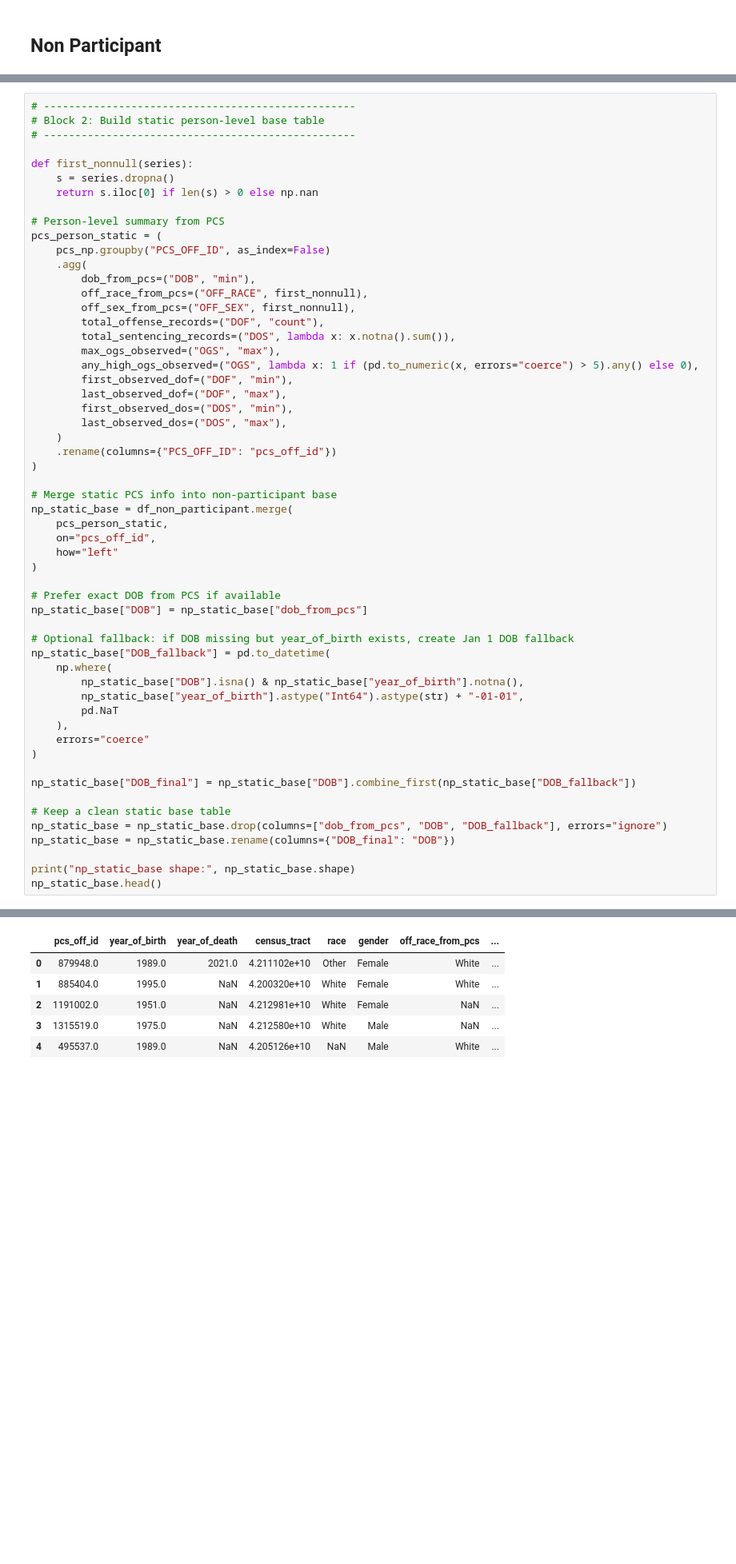
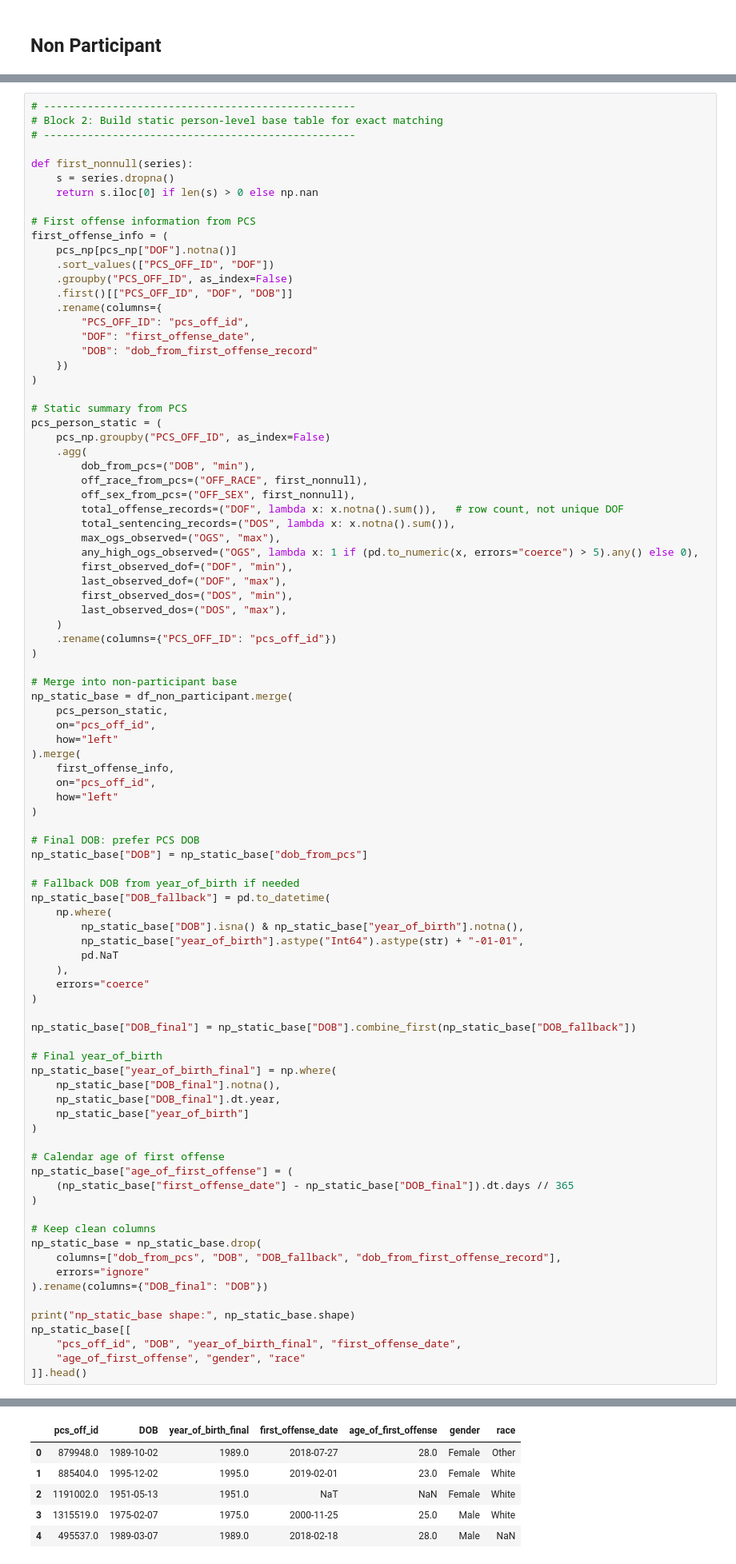
Before and after one commit to Nikki-Lemon/TIP2026, a Jupyter notebook: Matching/Participant_NonParticipant_Matching.ipynb, the cells around one changed output, grey strips where cells are left out. Shown at 80% size. Cells and saved outputs as stored; diff of their text form; blank space fills up the shorter version.

```diff
--- a/Matching/Participant_NonParticipant_Matching.ipynb
+++ b/Matching/Participant_NonParticipant_Matching.ipynb
@@ -652,21 +788,34 @@ Matched unique ids in full_pcs: 123433
 Matched unique ids in full_earnings: 103625
 # %%
 # --------------------------------------------------
-# Block 2: Build static person-level base table
+# Block 2: Build static person-level base table for exact matching
 # --------------------------------------------------
 
 def first_nonnull(series):
     s = series.dropna()
     return s.iloc[0] if len(s) > 0 else np.nan
 
-# Person-level summary from PCS
+# First offense information from PCS
+first_offense_info = (
+    pcs_np[pcs_np["DOF"].notna()]
+    .sort_values(["PCS_OFF_ID", "DOF"])
+    .groupby("PCS_OFF_ID", as_index=False)
+    .first()[["PCS_OFF_ID", "DOF", "DOB"]]
+    .rename(columns={
+        "PCS_OFF_ID": "pcs_off_id",
+        "DOF": "first_offense_date",
+        "DOB": "dob_from_first_offense_record"
+    })
+)
+
+# Static summary from PCS
 pcs_person_static = (
     pcs_np.groupby("PCS_OFF_ID", as_index=False)
     .agg(
         dob_from_pcs=("DOB", "min"),
         off_race_from_pcs=("OFF_RACE", first_nonnull),
         off_sex_from_pcs=("OFF_SEX", first_nonnull),
-        total_offense_records=("DOF", "count"),
+        total_offense_records=("DOF", lambda x: x.notna().sum()),   # row count, not unique DOF
         total_sentencing_records=("DOS", lambda x: x.notna().sum()),
         max_ogs_observed=("OGS", "max"),
         any_high_ogs_observed=("OGS", lambda x: 1 if (pd.to_numeric(x, errors="coerce") > 5).any() else 0),
@@ -678,17 +827,21 @@ pcs_person_static = (
     .rename(columns={"PCS_OFF_ID": "pcs_off_id"})
 )
 
-# Merge static PCS info into non-participant base
+# Merge into non-participant base
 np_static_base = df_non_participant.merge(
     pcs_person_static,
     on="pcs_off_id",
     how="left"
+).merge(
+    first_offense_info,
+    on="pcs_off_id",
+    how="left"
 )
 
-# Prefer exact DOB from PCS if available
+# Final DOB: prefer PCS DOB
 np_static_base["DOB"] = np_static_base["dob_from_pcs"]
 
-# Optional fallback: if DOB missing but year_of_birth exists, create Jan 1 DOB fallback
+# Fallback DOB from year_of_birth if needed
 np_static_base["DOB_fallback"] = pd.to_datetime(
     np.where(
         np_static_base["DOB"].isna() & np_static_base["year_of_birth"].notna(),
@@ -700,10 +853,27 @@ np_static_base["DOB_fallback"] = pd.to_datetime(
 
 np_static_base["DOB_final"] = np_static_base["DOB"].combine_first(np_static_base["DOB_fallback"])
 
-# Keep a clean static base table
-np_static_base = np_static_base.drop(columns=["dob_from_pcs", "DOB", "DOB_fallback"], errors="ignore")
-np_static_base = np_static_base.rename(columns={"DOB_final": "DOB"})
+# Final year_of_birth
+np_static_base["year_of_birth_final"] = np.where(
+    np_static_base["DOB_final"].notna(),
+    np_static_base["DOB_final"].dt.year,
+    np_static_base["year_of_birth"]
+)
+
+# Calendar age of first offense
+np_static_base["age_of_first_offense"] = (
+    (np_static_base["first_offense_date"] - np_static_base["DOB_final"]).dt.days // 365
+)
+
+# Keep clean columns
+np_static_base = np_static_base.drop(
+    columns=["dob_from_pcs", "DOB", "DOB_fallback", "dob_from_first_offense_record"],
+    errors="ignore"
+).rename(columns={"DOB_final": "DOB"})
 
 print("np_static_base shape:", np_static_base.shape)
-np_static_base.head()
+np_static_base[[
+    "pcs_off_id", "DOB", "year_of_birth_final", "first_offense_date",
+    "age_of_first_offense", "gender", "race"
+]].head()
 # %% [output]
@@ -711,8 +881,8 @@ np_static_base shape: (123434, 17)
-|  | pcs_off_id | year_of_birth | year_of_death | census_tract | race | gender | off_race_from_pcs | ... |
-| 0 | 879948.0 | 1989.0 | 2021.0 | 4.211102e+10 | Other | Female | White | ... |
-| 1 | 885404.0 | 1995.0 | NaN | 4.200320e+10 | White | Female | White | ... |
-| 2 | 1191002.0 | 1951.0 | NaN | 4.212981e+10 | White | Female | NaN | ... |
-| 3 | 1315519.0 | 1975.0 | NaN | 4.212580e+10 | White | Male | NaN | ... |
-| 4 | 495537.0 | 1989.0 | NaN | 4.205126e+10 | NaN | Male | White | ... |
+|  | pcs_off_id | DOB | year_of_birth_final | first_offense_date | age_of_first_offense | gender | race |
+| 0 | 879948.0 | 1989-10-02 | 1989.0 | 2018-07-27 | 28.0 | Female | Other |
+| 1 | 885404.0 | 1995-12-02 | 1995.0 | 2019-02-01 | 23.0 | Female | White |
+| 2 | 1191002.0 | 1951-05-13 | 1951.0 | NaT | NaN | Female | White |
+| 3 | 1315519.0 | 1975-02-07 | 1975.0 | 2000-11-25 | 25.0 | Male | White |
+| 4 | 495537.0 | 1989-03-07 | 1989.0 | 2018-02-18 | 28.0 | Male | NaN |
 # %%
 # --------------------------------------------------
```
Also changed, not shown: parts of 81 cells of this notebook.
